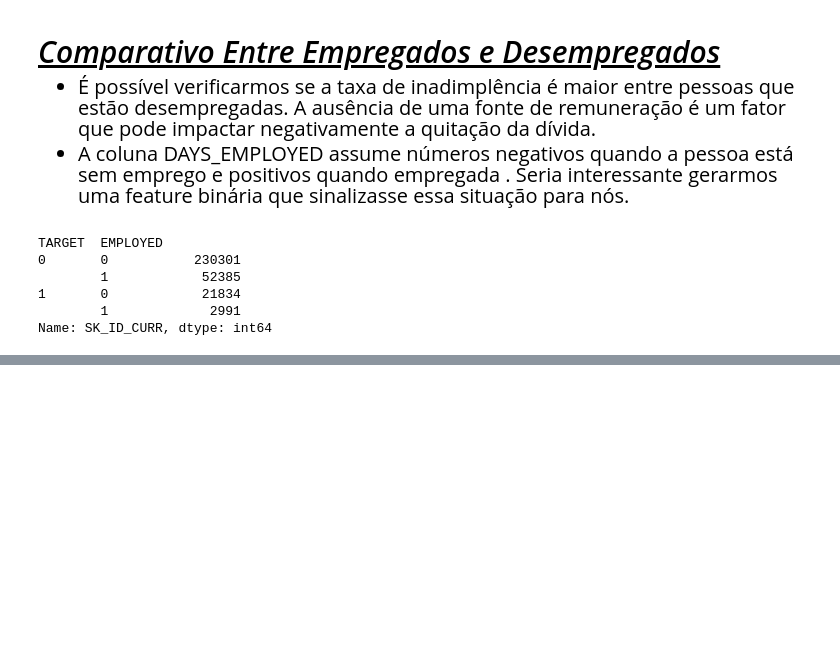
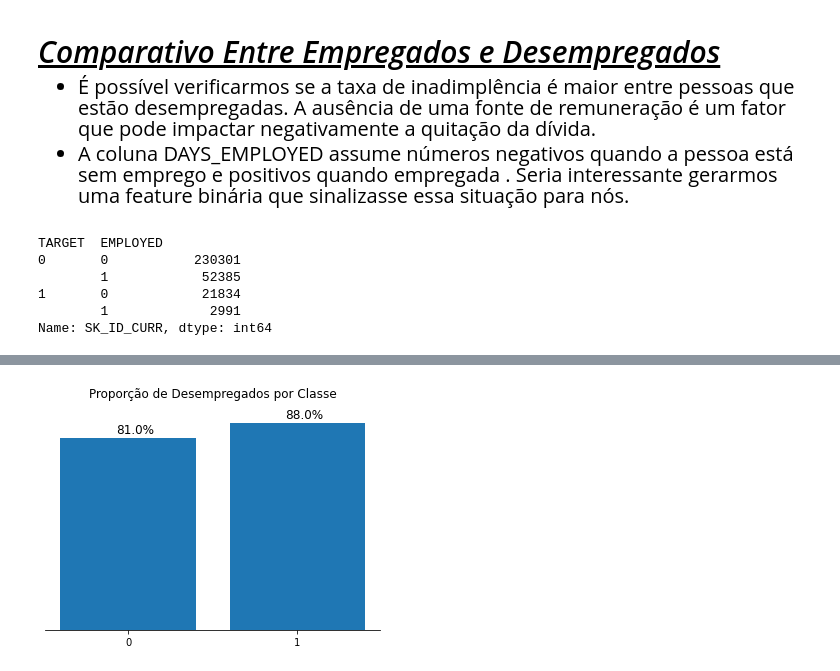
Before and after one commit to felipesveiga/home-loans, a Jupyter notebook: project/home-default.ipynb, the cells around one changed output, grey strips where cells are left out. Cells and saved outputs as stored; diff of their text form; code cells hidden in the pictures; blank space fills up the shorter version.

```diff
--- a/project/home-default.ipynb
+++ b/project/home-default.ipynb
@@ -216,0 +256,6 @@ def make_df(df:pd.DataFrame)->pd.DataFrame:
+# %%
+# Vamos evidenciar a diferença com um gráfico.
+prop_unemp = [num_unemp_0/len(df_train_0), num_unemp_1 / len(df_train_1)]
+bar_prop([0,1], prop_unemp, 'Proporção de Desempregados por Classe')
+# %% [output]
+[figure, added]
```
Also changed, not shown: parts of 23 cells of this notebook.
